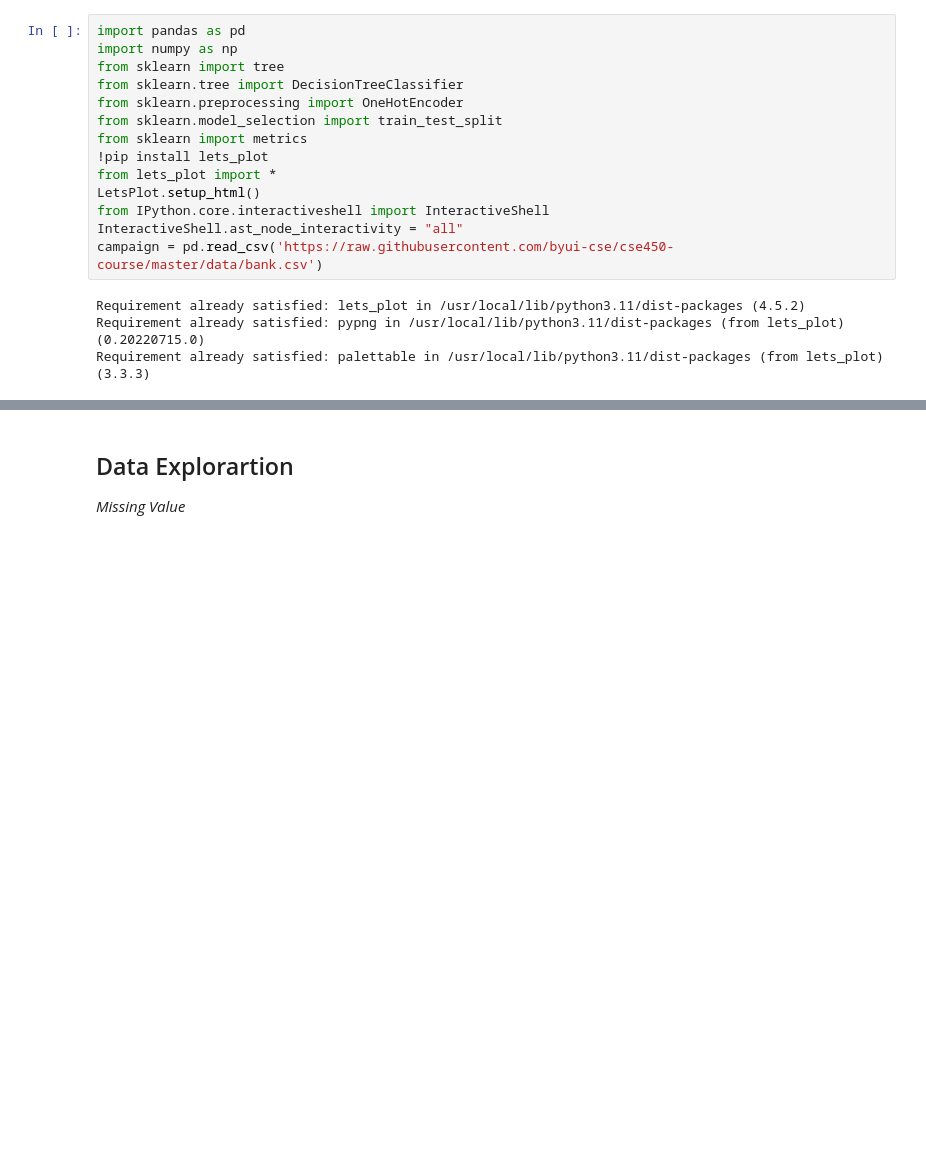
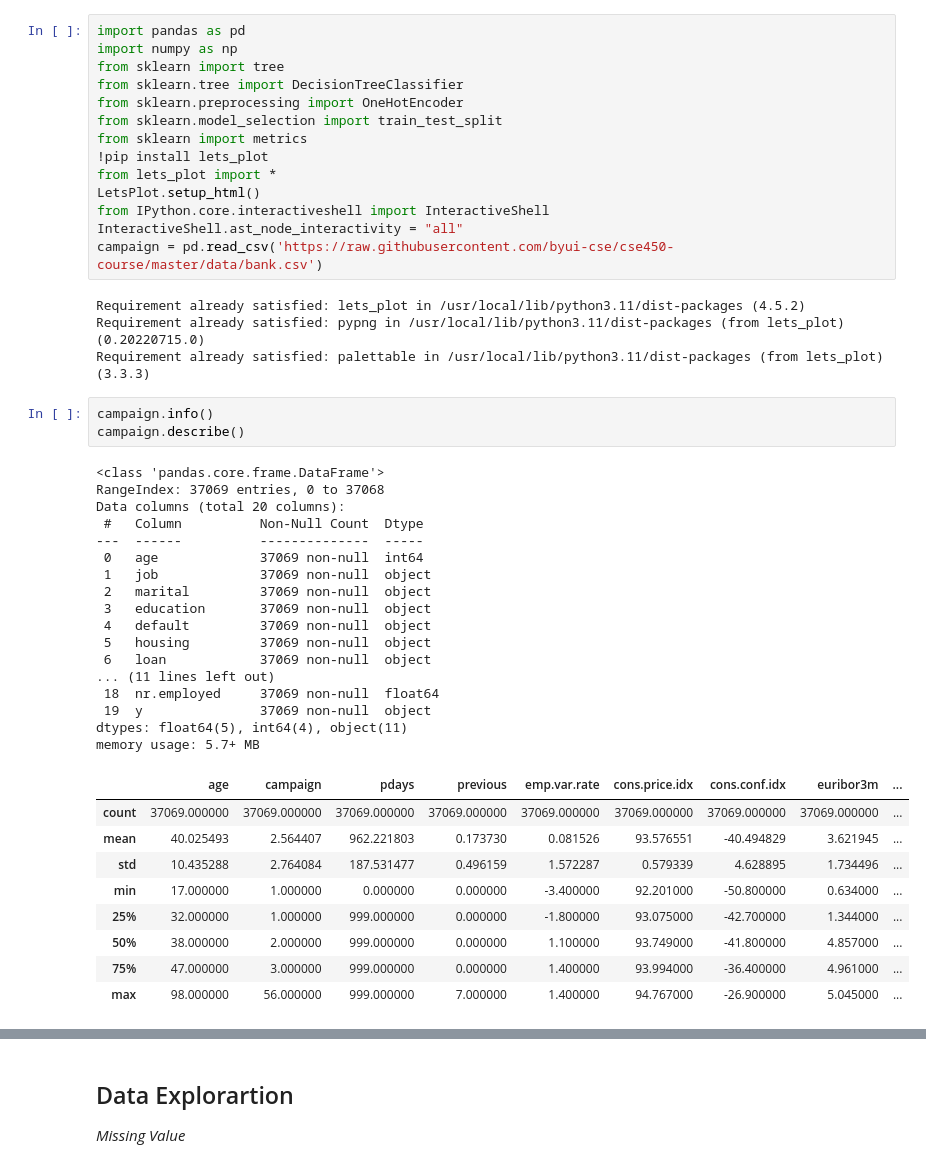
Before and after one commit to angekonan715/DataScience-Projects, a Jupyter notebook: starter_bankProject.ipynb, the cells around one changed output, grey strips where cells are left out. Drawn from its saved outputs; the diff is of its cells as text; blank space fills up the shorter version.

```diff
--- a/starter_bankProject.ipynb
+++ b/starter_bankProject.ipynb
@@ -18,3 +18,33 @@ campaign = pd.read_csv('https://raw.githubusercontent.com/byui-cse/cse450-course
 Requirement already satisfied: lets_plot in /usr/local/lib/python3.11/dist-packages (4.5.2)
 Requirement already satisfied: pypng in /usr/local/lib/python3.11/dist-packages (from lets_plot) (0.20220715.0)
 Requirement already satisfied: palettable in /usr/local/lib/python3.11/dist-packages (from lets_plot) (3.3.3)
+# %%
+campaign.info()
+campaign.describe()
+# %% [output]
+<class 'pandas.core.frame.DataFrame'>
+RangeIndex: 37069 entries, 0 to 37068
+Data columns (total 20 columns):
+ #   Column          Non-Null Count  Dtype
+---  ------          --------------  -----
+ 0   age             37069 non-null  int64
+ 1   job             37069 non-null  object
+ 2   marital         37069 non-null  object
+ 3   education       37069 non-null  object
+ 4   default         37069 non-null  object
+ 5   housing         37069 non-null  object
+ 6   loan            37069 non-null  object
+... (11 lines left out)
+ 18  nr.employed     37069 non-null  float64
+ 19  y               37069 non-null  object
+dtypes: float64(5), int64(4), object(11)
+memory usage: 5.7+ MB
+|  | age | campaign | pdays | previous | emp.var.rate | cons.price.idx | cons.conf.idx | euribor3m | ... |
+| count | 37069.000000 | 37069.000000 | 37069.000000 | 37069.000000 | 37069.000000 | 37069.000000 | 37069.000000 | 37069.000000 | ... |
+| mean | 40.025493 | 2.564407 | 962.221803 | 0.173730 | 0.081526 | 93.576551 | -40.494829 | 3.621945 | ... |
+| std | 10.435288 | 2.764084 | 187.531477 | 0.496159 | 1.572287 | 0.579339 | 4.628895 | 1.734496 | ... |
+| min | 17.000000 | 1.000000 | 0.000000 | 0.000000 | -3.400000 | 92.201000 | -50.800000 | 0.634000 | ... |
+| 25% | 32.000000 | 1.000000 | 999.000000 | 0.000000 | -1.800000 | 93.075000 | -42.700000 | 1.344000 | ... |
+| 50% | 38.000000 | 2.000000 | 999.000000 | 0.000000 | 1.100000 | 93.749000 | -41.800000 | 4.857000 | ... |
+| 75% | 47.000000 | 3.000000 | 999.000000 | 0.000000 | 1.400000 | 93.994000 | -36.400000 | 4.961000 | ... |
+| max | 98.000000 | 56.000000 | 999.000000 | 7.000000 | 1.400000 | 94.767000 | -26.900000 | 5.045000 | ... |
```
Also changed, not shown: parts of 14 cells of this notebook.
